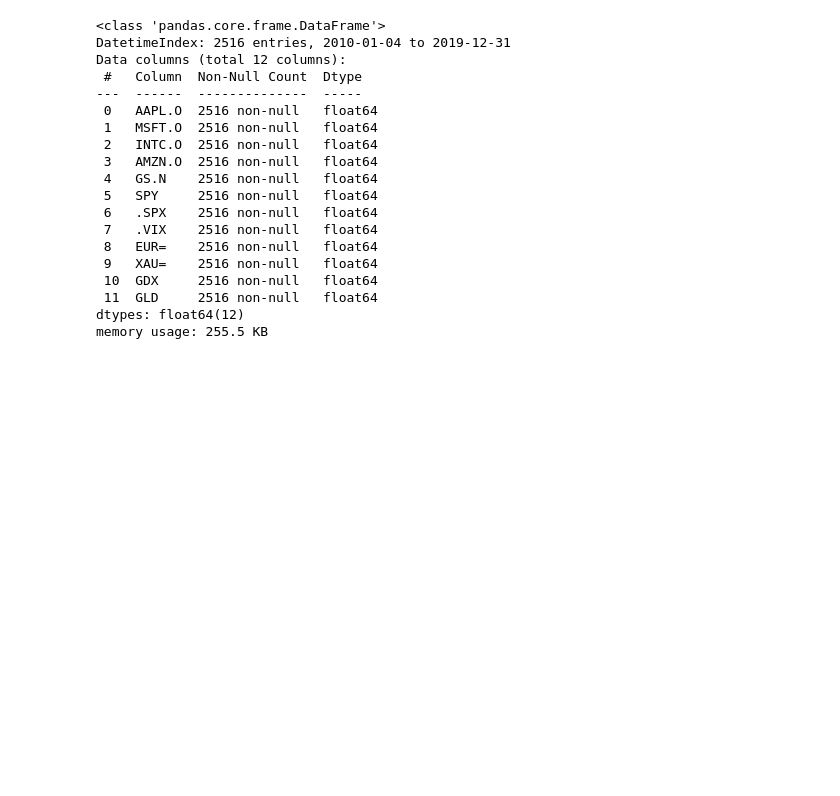
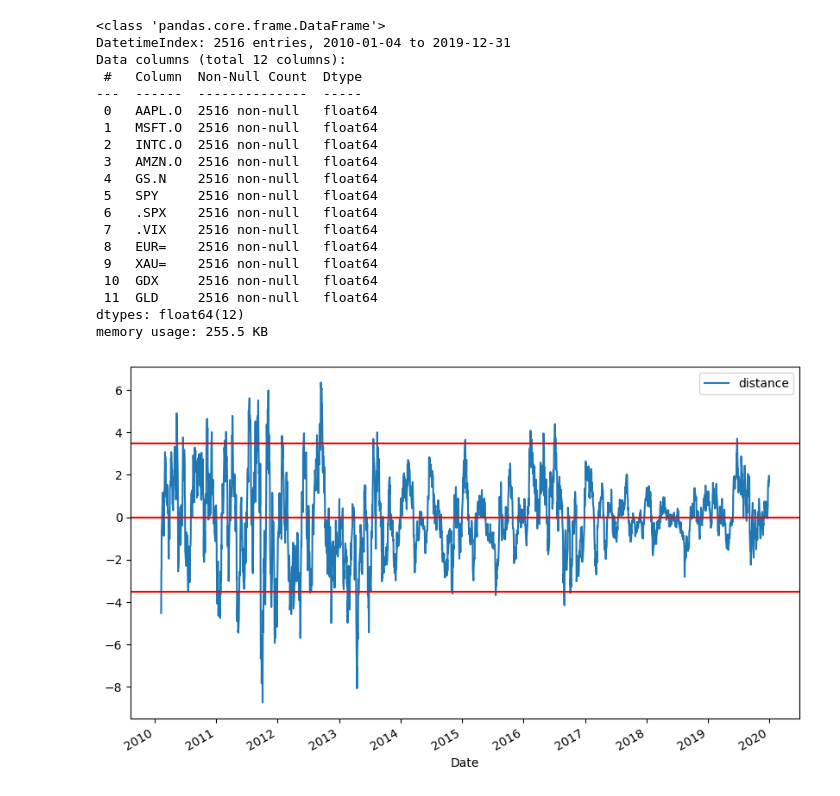
Before and after one commit to henriquemenegaz/algo-trading-python-book, a Jupyter notebook: src/03.FirstStrategies/03e_MeanReversion.ipynb, the cells around one changed output. Saved outputs shown, nothing was run; the diff lists cells and outputs as text; code cells hidden in the pictures; blank space fills up the shorter version.

```diff
--- a/src/03.FirstStrategies/03e_MeanReversion.ipynb
+++ b/src/03.FirstStrategies/03e_MeanReversion.ipynb
@@ -40,0 +37,17 @@ data["returns"] = np.log(data["price"] / data["price"].shift(1))
+# %%
+import matplotlib.pyplot as plt
+
+data = pd.DataFrame(raw["GDX"])
+data.rename(columns={"GDX": "price"}, inplace=True)
+data["returns"] = np.log(data["price"] / data["price"].shift(1))
+SMA_LENGTH = 25
+data["SMA"] = data["price"].rolling(window=SMA_LENGTH).mean()
+THRESHOLD = 3.5
+data["distance"] = data["price"] - data["SMA"]
+
+data["distance"].dropna().plot(figsize=(10, 6), legend=True)
+plt.axhline(THRESHOLD, color="r")
+plt.axhline(-THRESHOLD, color="r")
+plt.axhline(0, color="r");
+# %% [output]
+[figure, added]
```
Also changed, not shown: parts of 1 cell of this notebook, 7 other files.
